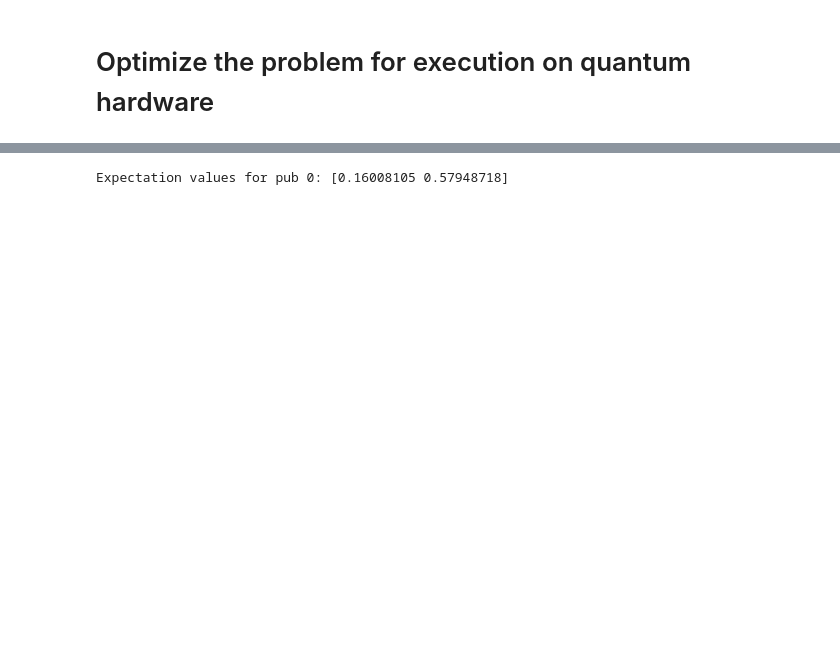
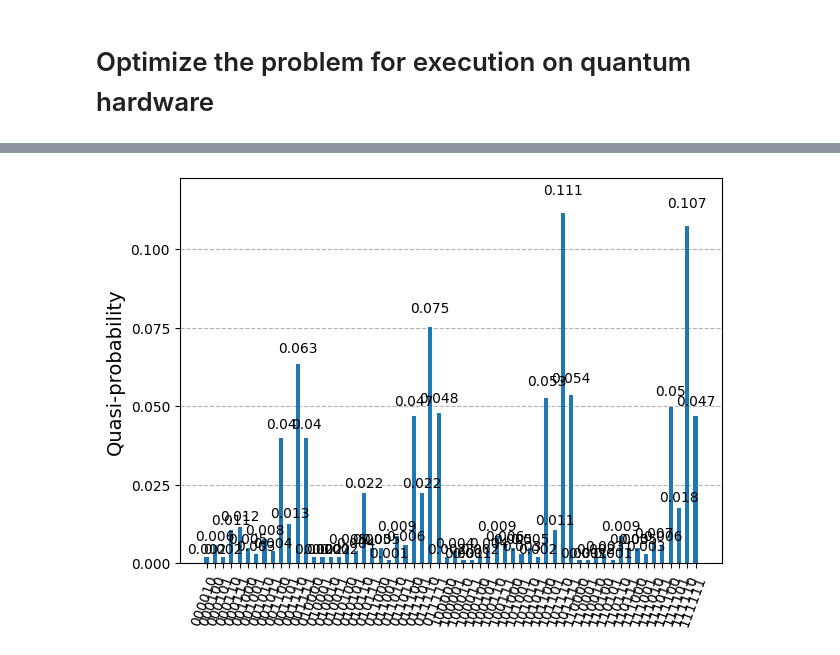
Before and after one commit to MohammedBakr44/Bernstien-Vazirani, a Jupyter notebook: bv.ipynb, the cells around one changed output, grey strips where cells are left out. Saved outputs shown, nothing was run; the diff lists cells and outputs as text; code cells hidden in the pictures; blank space fills up the shorter version.

```diff
--- a/bv.ipynb
+++ b/bv.ipynb
@@ -65,13 +67,7 @@ isa_circuit.draw('mpl', idle_wires=False)
 # %%
-from qiskit_ibm_runtime import EstimatorOptions
-from qiskit_ibm_runtime import EstimatorV2 as Estimator
+from qiskit_ibm_runtime import SamplerV2 as Sampler
 
-options = EstimatorOptions()
-options.resilience_level = 1
-options.optimization_level = 0
-options.dynamical_decoupling.enable = True
-options.dynamical_decoupling.sequence_type = "XY4"
-
-# Create an Estimator object
-estimator = Estimator(backend, options=options)
+# Create a Sampler object
+sampler = Sampler(mode=backend)
+sampler.options.default_shots = 1024
 # %%
@@ -85,5 +88,6 @@ result = job.result()
 # %%
-for idx, pub_result in enumerate(result):
-    print(f"Expectation values for pub {idx}: {pub_result.data.evs}")
+from qiskit.visualization import plot_distribution
+
+plot_distribution(dist)
 # %% [output]
-Expectation values for pub 0: [0.16008105 0.57948718]
+[figure, added]
```
Also changed, not shown: parts of 4 cells of this notebook.
